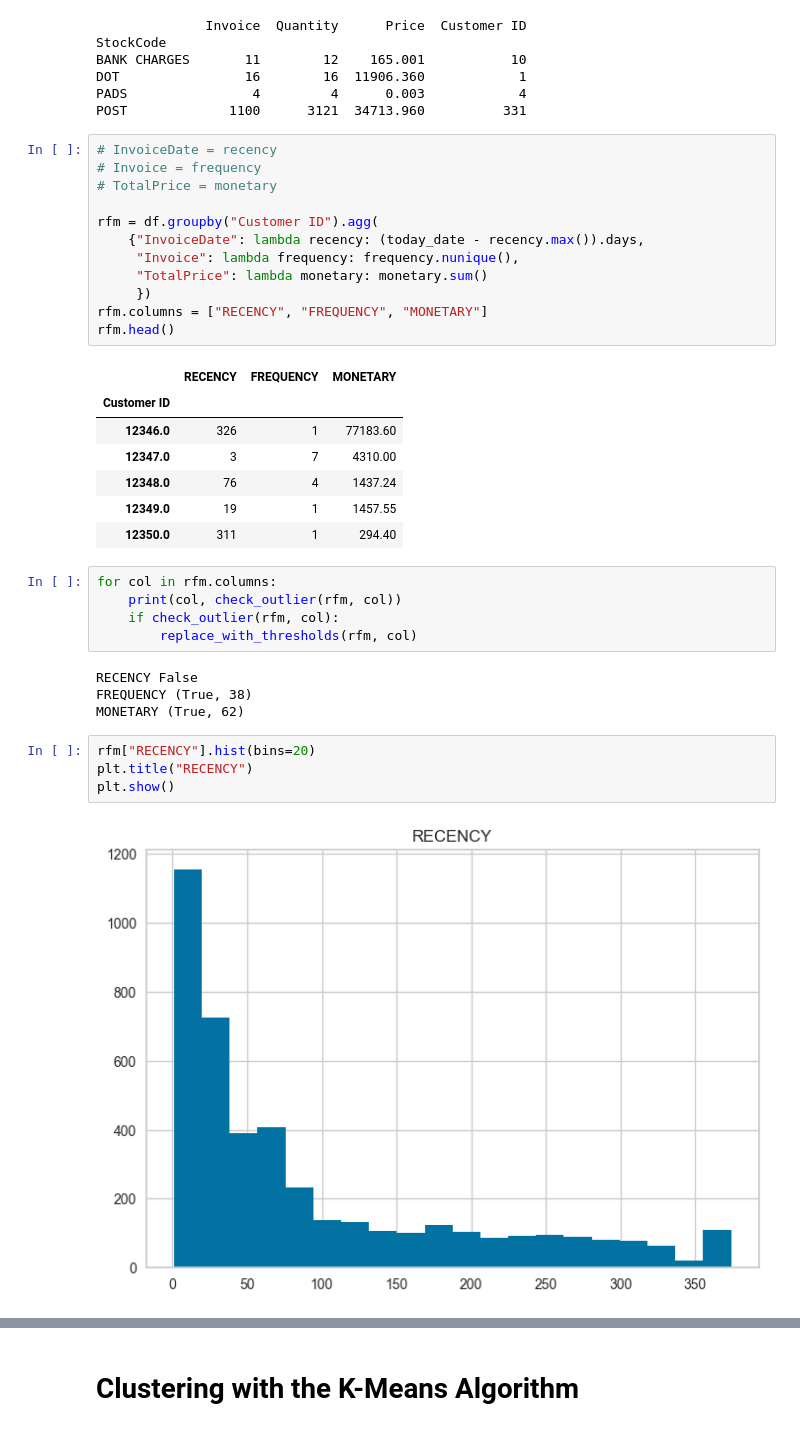
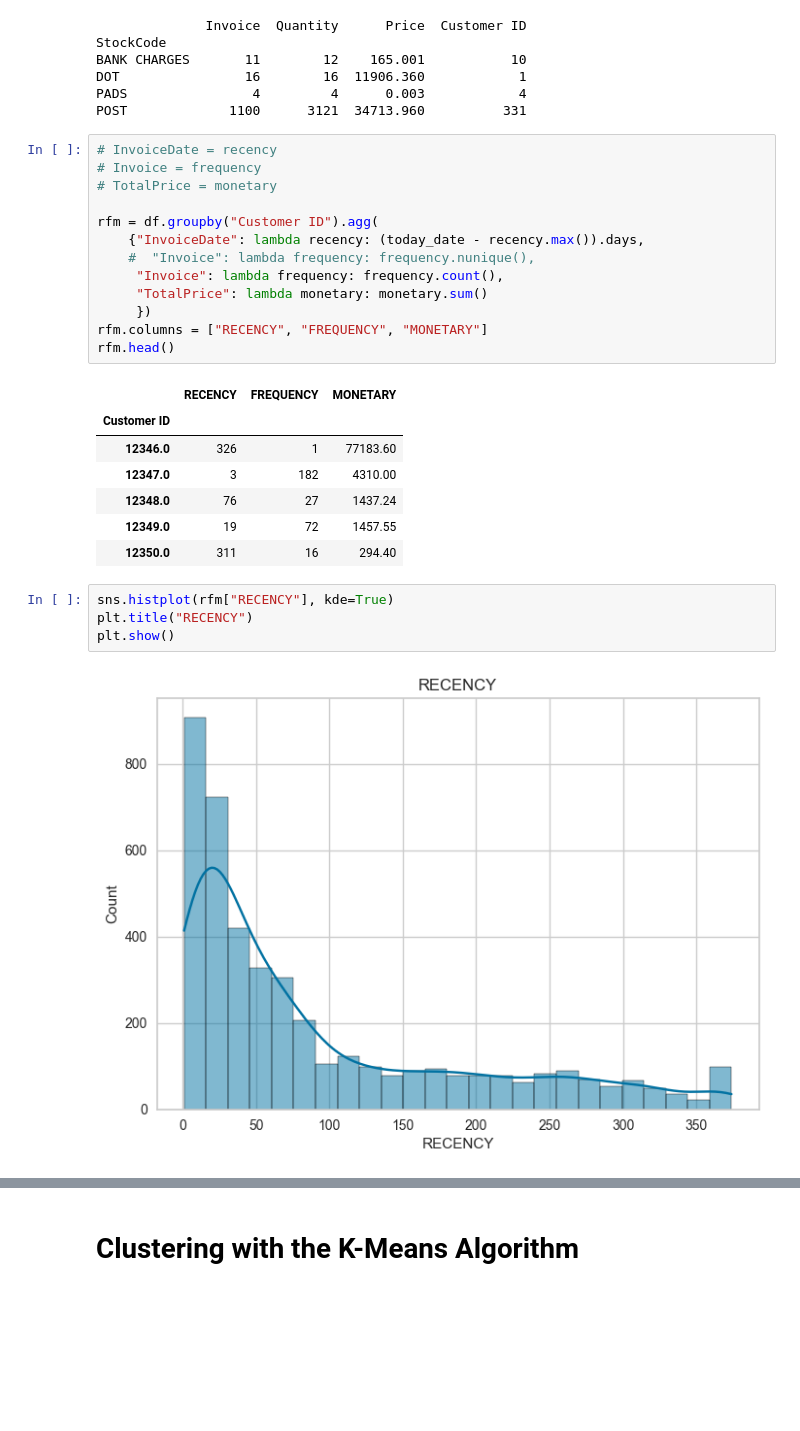
Before and after one commit to BatuhanUmay/MIUUL_ML_Summer_Bootcamp, a Jupyter notebook: K-Means Müsteri Segmentasyonu ve RFM.ipynb, the cells around one changed output, grey strips where cells are left out. Cells and saved outputs as stored; diff of their text form; blank space fills up the shorter version.

```diff
--- a/K-Means Müsteri Segmentasyonu ve RFM.ipynb
+++ b/K-Means Müsteri Segmentasyonu ve RFM.ipynb
@@ -164,7 +222,8 @@ POST             1100      3121  34713.960          331
 
 rfm = df.groupby("Customer ID").agg(
     {"InvoiceDate": lambda recency: (today_date - recency.max()).days,
-     "Invoice": lambda frequency: frequency.nunique(),
+    #  "Invoice": lambda frequency: frequency.nunique(),
+     "Invoice": lambda frequency: frequency.count(),
      "TotalPrice": lambda monetary: monetary.sum()
      })
 rfm.columns = ["RECENCY", "FREQUENCY", "MONETARY"]
@@ -173,23 +232,14 @@ rfm.head()
 |  | RECENCY | FREQUENCY | MONETARY |
 | Customer ID |  |  |  |
 | 12346.0 | 326 | 1 | 77183.60 |
-| 12347.0 | 3 | 7 | 4310.00 |
-| 12348.0 | 76 | 4 | 1437.24 |
-| 12349.0 | 19 | 1 | 1457.55 |
-| 12350.0 | 311 | 1 | 294.40 |
+| 12347.0 | 3 | 182 | 4310.00 |
+| 12348.0 | 76 | 27 | 1437.24 |
+| 12349.0 | 19 | 72 | 1457.55 |
+| 12350.0 | 311 | 16 | 294.40 |
-# %%
-for col in rfm.columns:
-    print(col, check_outlier(rfm, col))
-    if check_outlier(rfm, col):
-        replace_with_thresholds(rfm, col)
-# %% [output]
-RECENCY False
-FREQUENCY (True, 38)
-MONETARY (True, 62)
 # %%
-rfm["RECENCY"].hist(bins=20)
+sns.histplot(rfm["RECENCY"], kde=True)
 plt.title("RECENCY")
 plt.show()
 # %% [output]
-[figure, old version]
+[figure, new version]
 # %%
```
Also changed, not shown: parts of 49 cells of this notebook.
